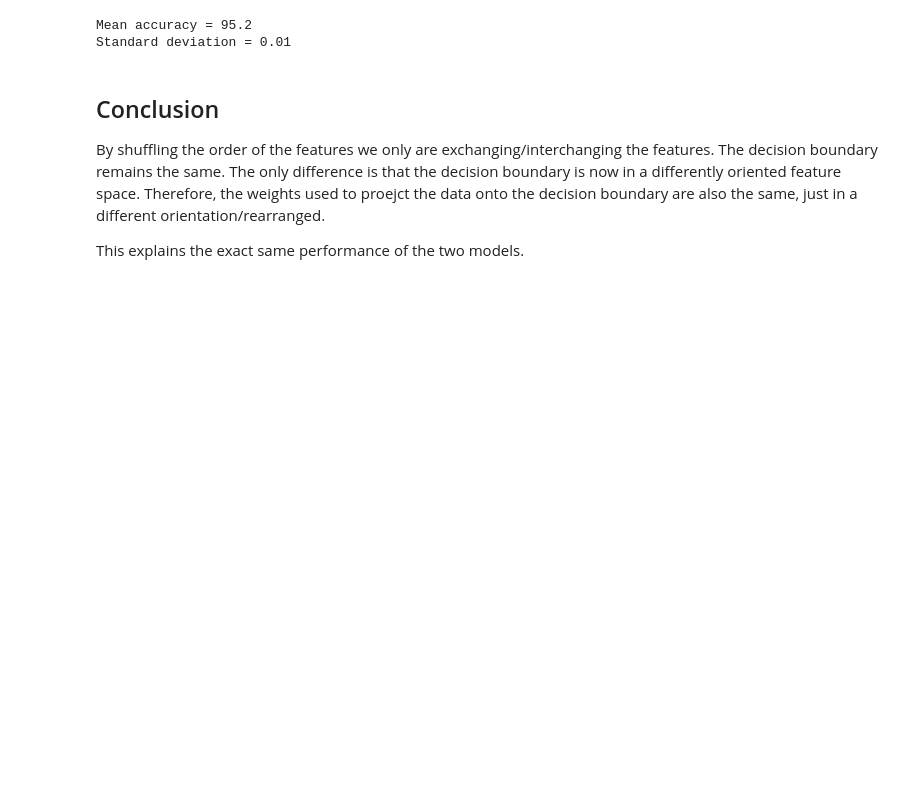
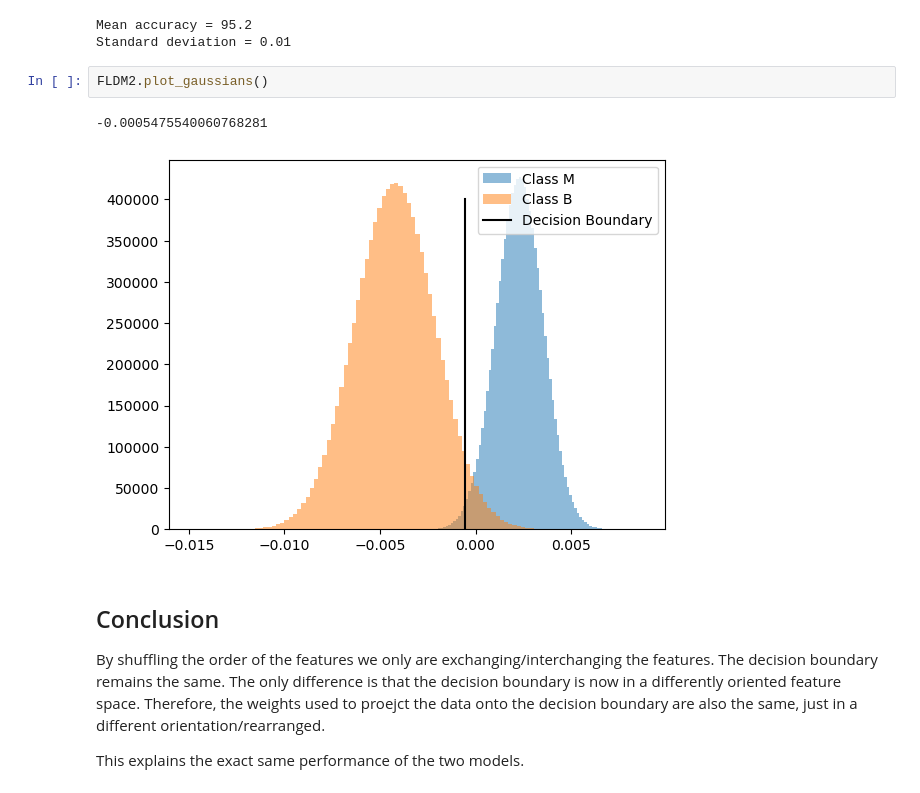
Before and after one commit to majimearun/ml-assignments, a Jupyter notebook: Assignment 1/Tasks/FLDA.ipynb, the cells around one changed output. Saved outputs shown, nothing was run; the diff lists cells and outputs as text; blank space fills up the shorter version.

```diff
--- a/Assignment 1/Tasks/FLDA.ipynb
+++ b/Assignment 1/Tasks/FLDA.ipynb
@@ -62,6 +70,11 @@ print(f"Standard deviation = {np.round(np.std(accuracies), 2)}")
 # %% [output]
 Mean accuracy = 95.2
 Standard deviation = 0.01
+# %%
+FLDM2.plot_gaussians()
+# %% [output]
+-0.0005475540060768281
+[figure, added]
 # %% [markdown]
 ## Conclusion
 
```
Also changed, not shown: parts of 4 cells of this notebook, 2 other files.
